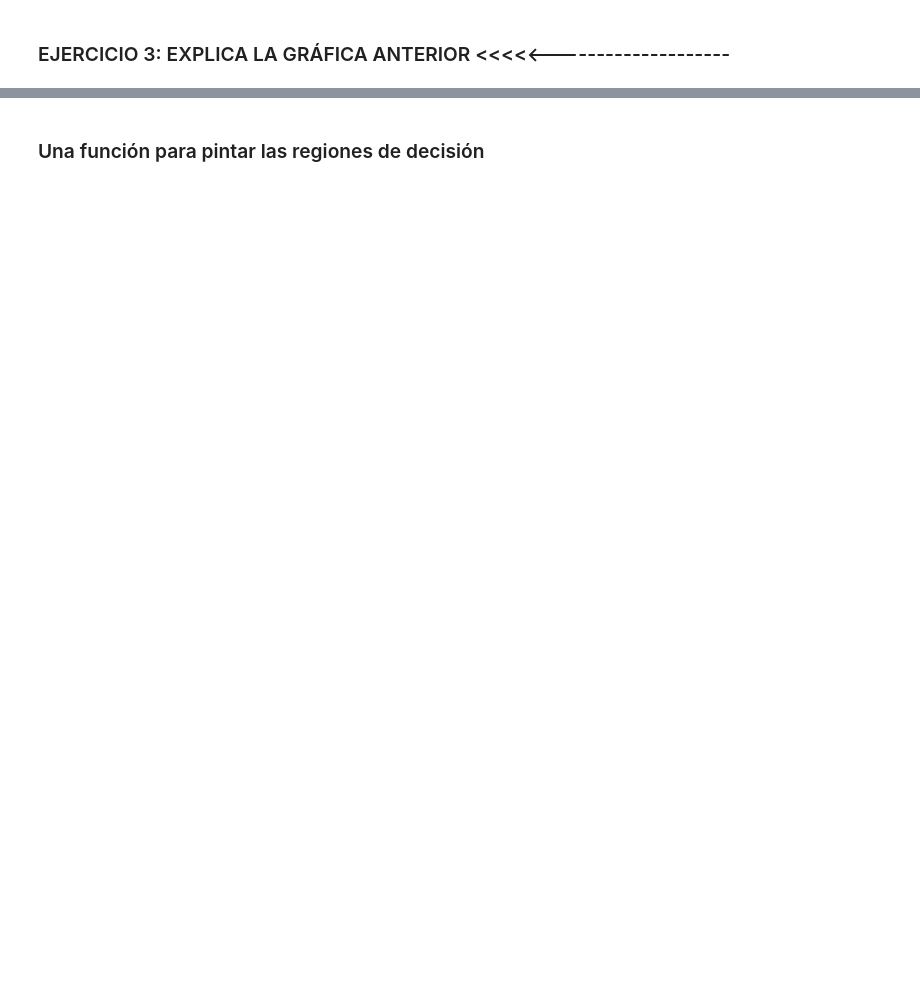
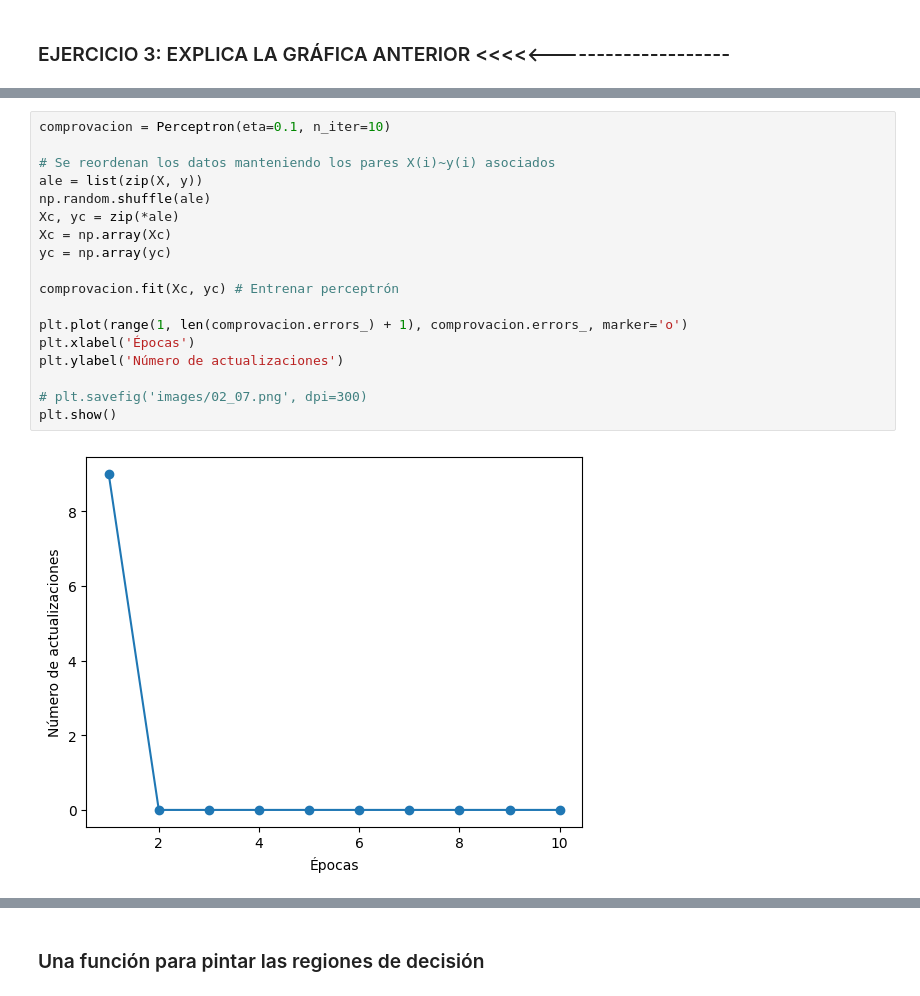
Before and after one commit to Maxindrull2/APRENDIZAJE_AUTOMATICO_23_24, a Jupyter notebook: EJERCICIOS/2_4_Perceptron_y_Adaline_Ejercicio.ipynb, the cells around one changed output, grey strips where cells are left out. Drawn from its saved outputs; the diff is of its cells as text; blank space fills up the shorter version.

```diff
--- a/EJERCICIOS/2_4_Perceptron_y_Adaline_Ejercicio.ipynb
+++ b/EJERCICIOS/2_4_Perceptron_y_Adaline_Ejercicio.ipynb
@@ -153,0 +270,20 @@ plt.show()
+# %%
+comprovacion = Perceptron(eta=0.1, n_iter=10)
+
+# Se reordenan los datos manteniendo los pares X(i)~y(i) asociados
+ale = list(zip(X, y))
+np.random.shuffle(ale)
+Xc, yc = zip(*ale)
+Xc = np.array(Xc)
+yc = np.array(yc)
+
+comprovacion.fit(Xc, yc) # Entrenar perceptrón
+
+plt.plot(range(1, len(comprovacion.errors_) + 1), comprovacion.errors_, marker='o')
+plt.xlabel('Épocas')
+plt.ylabel('Número de actualizaciones')
+
+# plt.savefig('images/02_07.png', dpi=300)
+plt.show()
+# %% [output]
+[figure, added]
```
Also changed, not shown: parts of 35 cells of this notebook.
